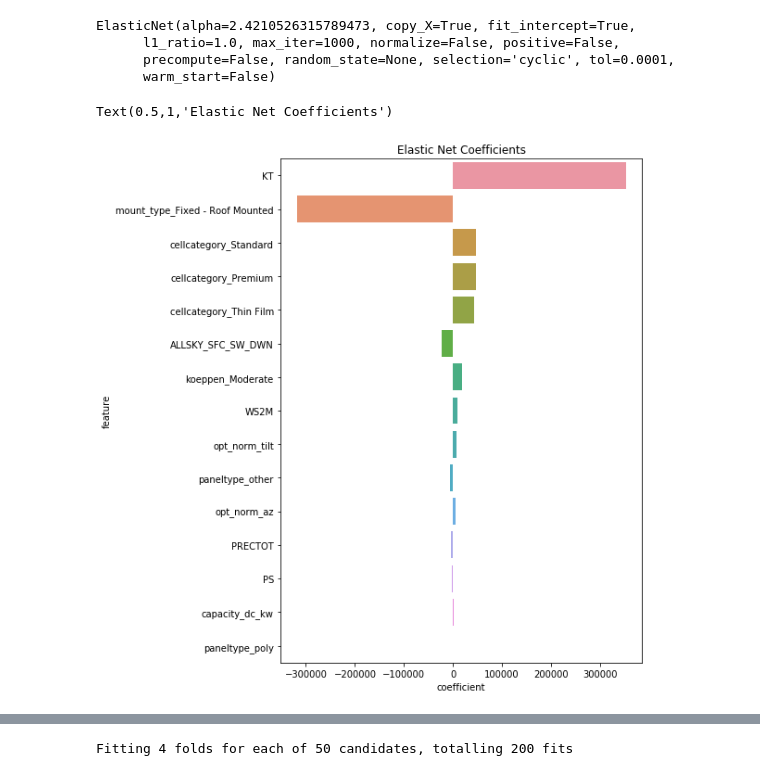
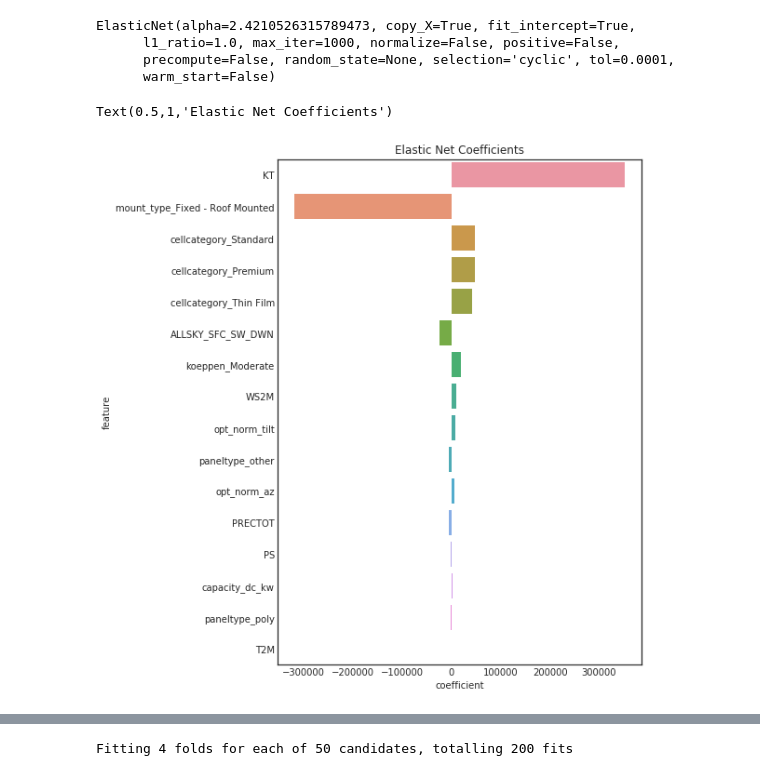
Before and after one commit to matchdutoit/Solar-PV-Outout-Predictor, a Jupyter notebook: GLS Regression.ipynb, the cells around one changed output, grey strips where cells are left out. Cells and saved outputs as stored; diff of their text form; code cells hidden in the pictures.

```diff
--- a/GLS Regression.ipynb
+++ b/GLS Regression.ipynb
@@ -127,14 +127,14 @@ ElasticNet(alpha=2.4210526315789473, copy_X=True, fit_intercept=True,
 # %%
 coefs = pd.DataFrame({
     'feature': X.columns,
     'coefficient': en.coef_,
     'abs_coef': np.abs(en.coef_)
 })
 coefs.sort_values('abs_coef', inplace=True, ascending=False)
 
 plt.figure(figsize=(7,10))
-sns.barplot(x=coefs.coefficient.head(15), y=coefs.feature.head(15), orient='h')
+sns.barplot(x=coefs.coefficient.head(16), y=coefs.feature.head(16), orient='h')
 plt.title("Elastic Net Coefficients")
 # %% [output]
 Text(0.5,1,'Elastic Net Coefficients')
-[figure, old version]
+[figure, new version]
```
Also changed, not shown: parts of 4 cells of this notebook, 1 other file.
